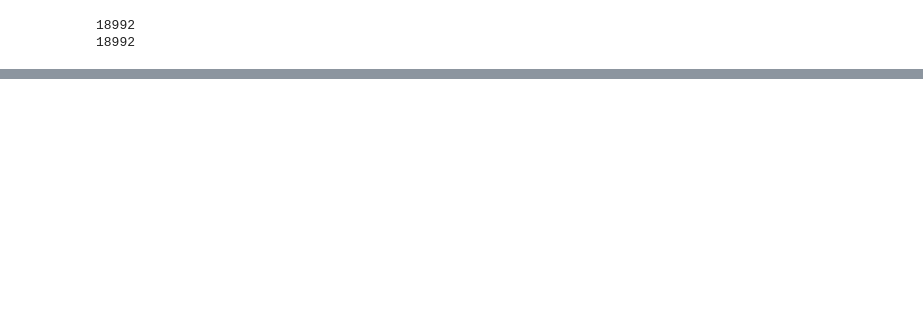
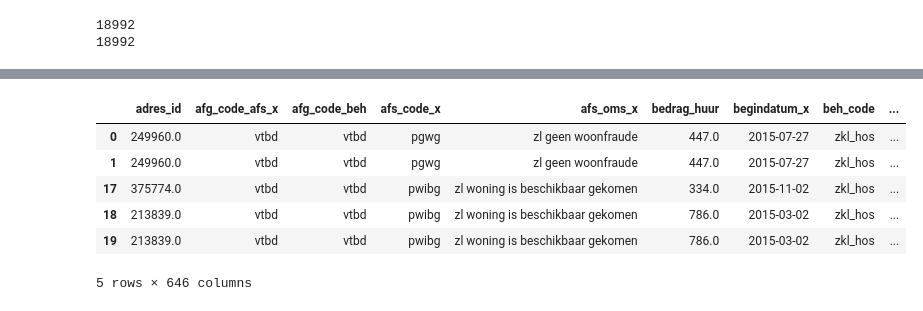
Before and after one commit to petercuret/woonfraude, a Jupyter notebook: notebooks/data_kwaliteit_analyse.ipynb, the cells around one changed output, grey strips where cells are left out. Cells and saved outputs as stored; diff of their text form; code cells hidden in the pictures; blank space fills up the shorter version.

```diff
--- a/notebooks/data_kwaliteit_analyse.ipynb
+++ b/notebooks/data_kwaliteit_analyse.ipynb
@@ -83,8 +47,0 @@ before_2013
-# %%
-bd_lijst = []
-for value in zaken_totaal['sta_oms']:
-    if 'onderzoek' in str(value).lower() or 'avond' in str(value).lower() or 'controle' in str(value).lower():
-        bd_lijst.append(value)
-
-bd_set = set(bd_lijst)
-print (bd_set)
@@ -96,9 +54,9 @@ bd_lijst = ['2de controle','3de controle','onderzoek buitendienst','avondronde',
 # %%
 indicatie_buitendienst = []
 
-#create and indication buitendienst
+#create an indication buitendienst
 for value in zaken_totaal['sta_oms']:
-    if value in bd_lijst:
+    if str(value).lower() in ['2de controle','3de controle','onderzoek buitendienst','avondronde','weekend buitendienstonderzoek','buitendienstonderzoek']:
         indicatie_buitendienst.append(1)
     else:
         indicatie_buitendienst.append(0)
@@ -195,9 +112 @@ woningdelen                                 2123
 Name: indicatie_buitendienst_belopen, dtype: int64
-# %%
-bd_lijst = []
-for value in zaken_totaal['sta_oms']:
-    if 'last' in str(value).lower() or 'boete' in str(value).lower() or 'sluit' in str(value).lower() or 'meldplic' in str(value).lower():
-        bd_lijst.append(value)
-
-bd_set = set(bd_lijst)
-print (bd_set)
@@ -223,7 +120,7 @@ indicatie_handhaving = []
 
 #create and indication buitendienst
 for value in zaken_totaal['sta_oms']:
-    if value in hb_lijst:
+    if str(value).lower() in hb_lijst:
         indicatie_handhaving.append(1)
     else:
         indicatie_handhaving.append(0)
@@ -314,0 +285,11 @@ Name: indicatie_buitendienst_belopen, dtype: int64
+# %%
+vakantieverhuur = zaken_totaal.loc[zaken_totaal['categorie'].isin(['illegale hotels'])]
+vakantieverhuur.head()
+# %% [output]
+|  | adres_id | afg_code_afs_x | afg_code_beh | afs_code_x | afs_oms_x | bedrag_huur | begindatum_x | beh_code | ... |
+| 0 | 249960.0 | vtbd | vtbd | pgwg | zl geen woonfraude | 447.0 | 2015-07-27 | zkl_hos | ... |
+| 1 | 249960.0 | vtbd | vtbd | pgwg | zl geen woonfraude | 447.0 | 2015-07-27 | zkl_hos | ... |
+| 17 | 375774.0 | vtbd | vtbd | pwibg | zl woning is beschikbaar gekomen | 334.0 | 2015-11-02 | zkl_hos | ... |
+| 18 | 213839.0 | vtbd | vtbd | pwibg | zl woning is beschikbaar gekomen | 786.0 | 2015-03-02 | zkl_hos | ... |
+| 19 | 213839.0 | vtbd | vtbd | pwibg | zl woning is beschikbaar gekomen | 786.0 | 2015-03-02 | zkl_hos | ... |
+5 rows × 646 columns
```
Also changed, not shown: parts of 60 cells of this notebook.
